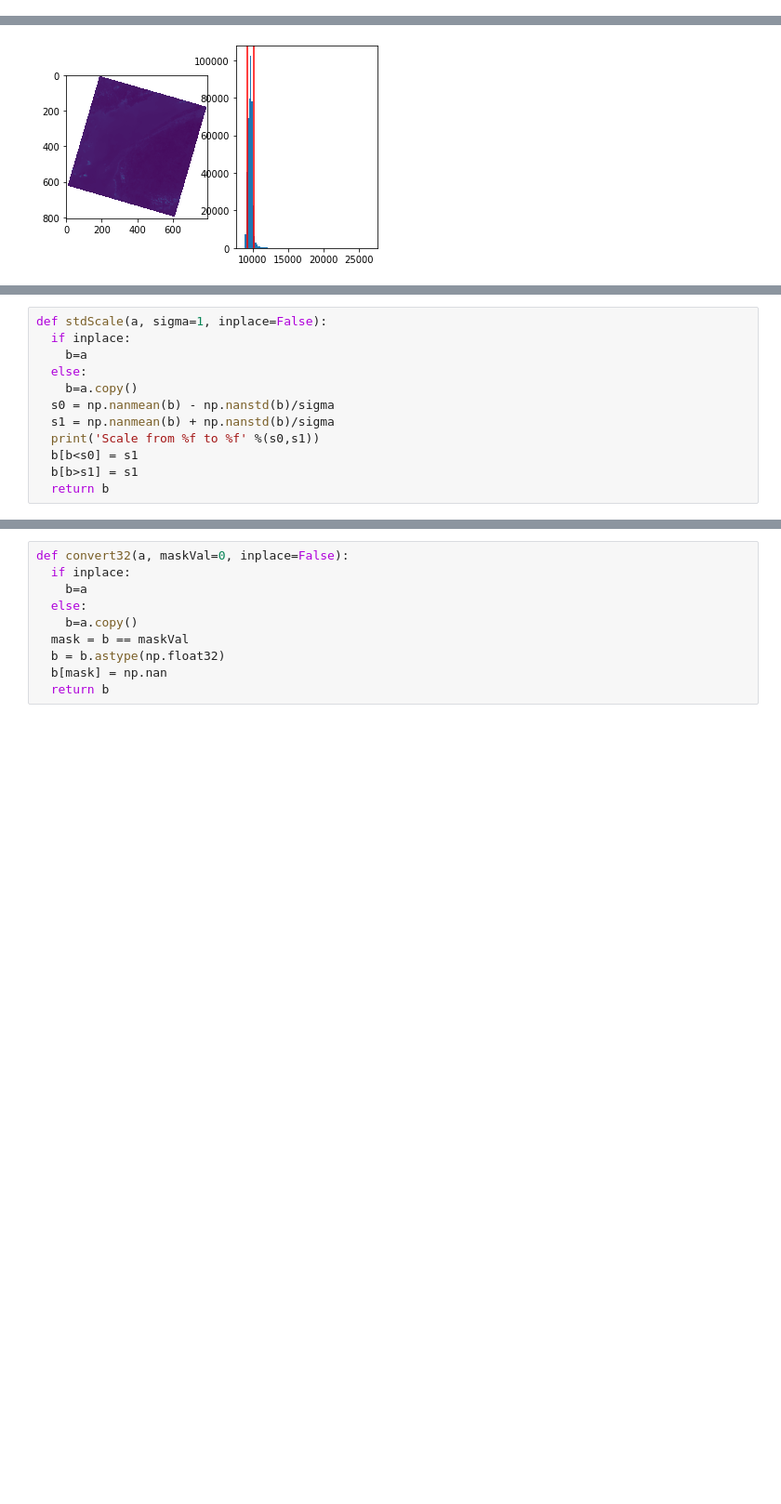
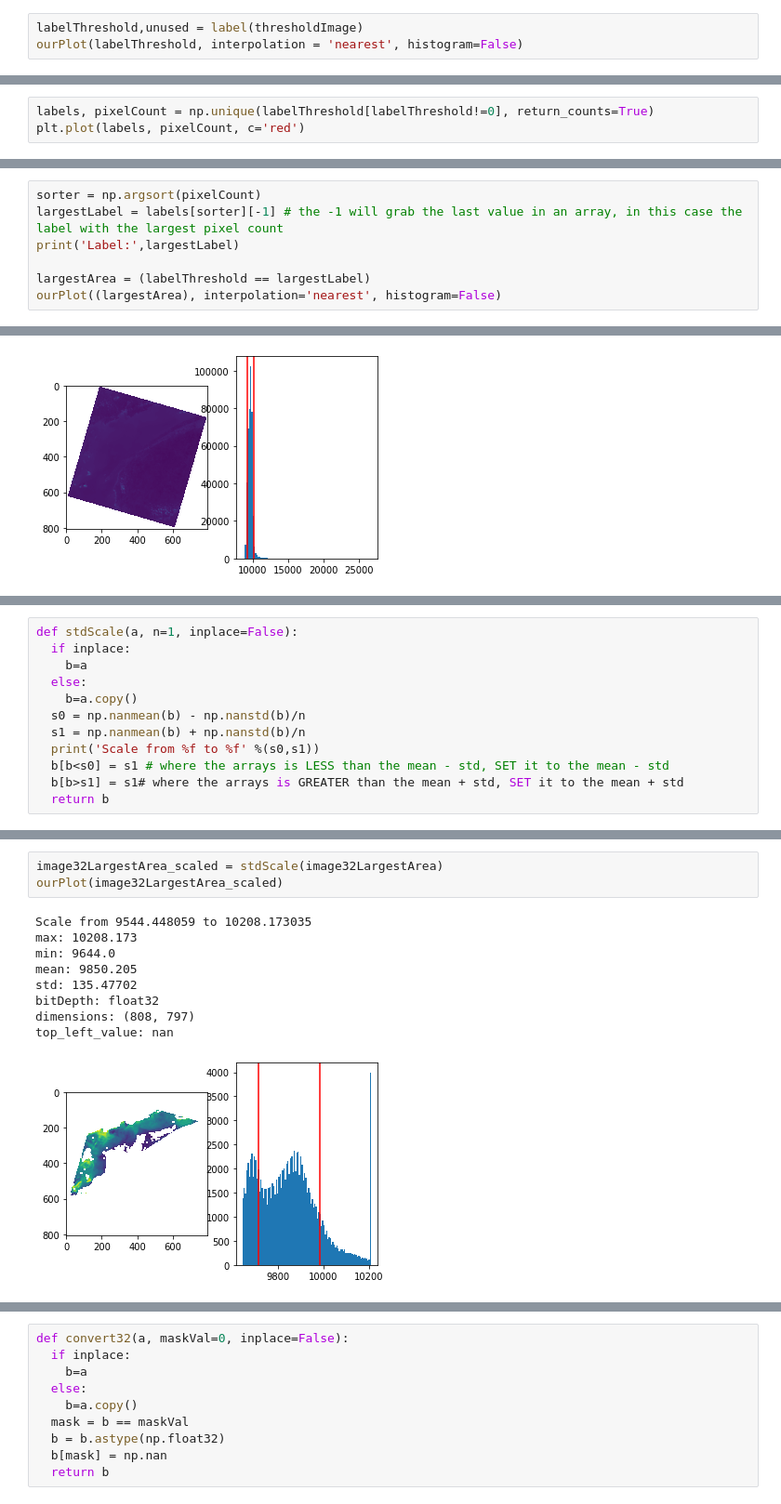
Before and after one commit to NSCC-COGS/GDAA2030, a Jupyter notebook: tutorial4/kevinkmcguigan/GDAA2030_T4_kevinmc.ipynb, the cells around one changed output, grey strips where cells are left out. Shown at 93% size. Drawn from its saved outputs; the diff is of its cells as text; blank space fills up the shorter version.

```diff
--- a/tutorial4/kevinkmcguigan/GDAA2030_T4_kevinmc.ipynb
+++ b/tutorial4/kevinkmcguigan/GDAA2030_T4_kevinmc.ipynb
@@ -223,0 +206,3 @@ top_left_value: False
+# %%
+labelThreshold,unused = label(thresholdImage)
+ourPlot(labelThreshold, interpolation = 'nearest', histogram=False)
@@ -223,0 +220,3 @@ top_left_value: False
+# %%
+labels, pixelCount = np.unique(labelThreshold[labelThreshold!=0], return_counts=True)
+plt.plot(labels, pixelCount, c='red')
@@ -223,0 +245,7 @@ top_left_value: False
+# %%
+sorter = np.argsort(pixelCount)
+largestLabel = labels[sorter][-1] # the -1 will grab the last value in an array, in this case the label with the largest pixel count
+print('Label:',largestLabel)
+
+largestArea = (labelThreshold == largestLabel)
+ourPlot((largestArea), interpolation='nearest', histogram=False)
@@ -250,12 +335,12 @@ top_left_value: nan
 # %%
-def stdScale(a, sigma=1, inplace=False):
+def stdScale(a, n=1, inplace=False):
   if inplace:
     b=a
   else:
     b=a.copy()
-  s0 = np.nanmean(b) - np.nanstd(b)/sigma
-  s1 = np.nanmean(b) + np.nanstd(b)/sigma
+  s0 = np.nanmean(b) - np.nanstd(b)/n
+  s1 = np.nanmean(b) + np.nanstd(b)/n
   print('Scale from %f to %f' %(s0,s1))
-  b[b<s0] = s1
-  b[b>s1] = s1
+  b[b<s0] = s1 # where the arrays is LESS than the mean - std, SET it to the mean - std
+  b[b>s1] = s1# where the arrays is GREATER than the mean + std, SET it to the mean + std
   return b
@@ -275,3 +359,16 @@ bitDepth: float32
 dimensions: (808, 797)
 top_left_value: nan
 [figure]
+# %%
+image32LargestArea_scaled = stdScale(image32LargestArea)
+ourPlot(image32LargestArea_scaled)
+# %% [output]
+Scale from 9544.448059 to 10208.173035
+max: 10208.173
+min: 9644.0
+mean: 9850.205
+std: 135.47702
+bitDepth: float32
+dimensions: (808, 797)
+top_left_value: nan
+[figure, added]
```
Also changed, not shown: parts of 84 cells of this notebook, 1 other file.
